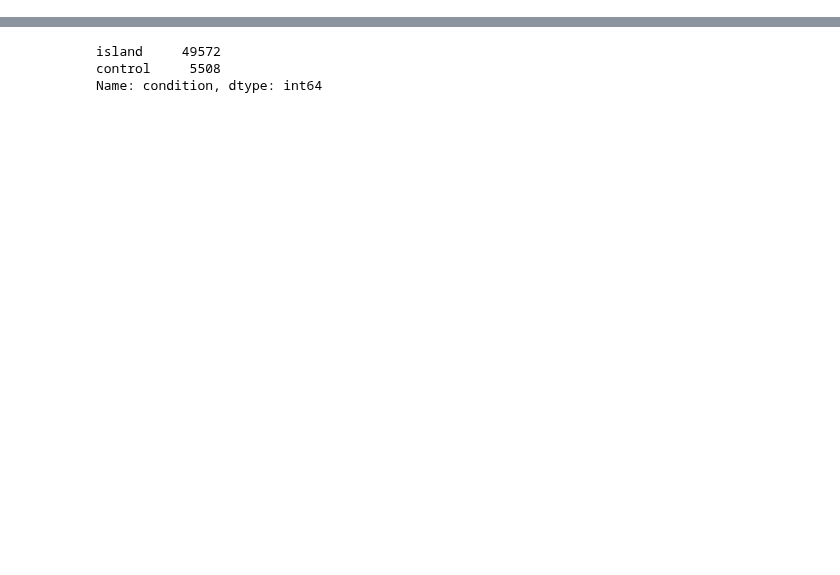
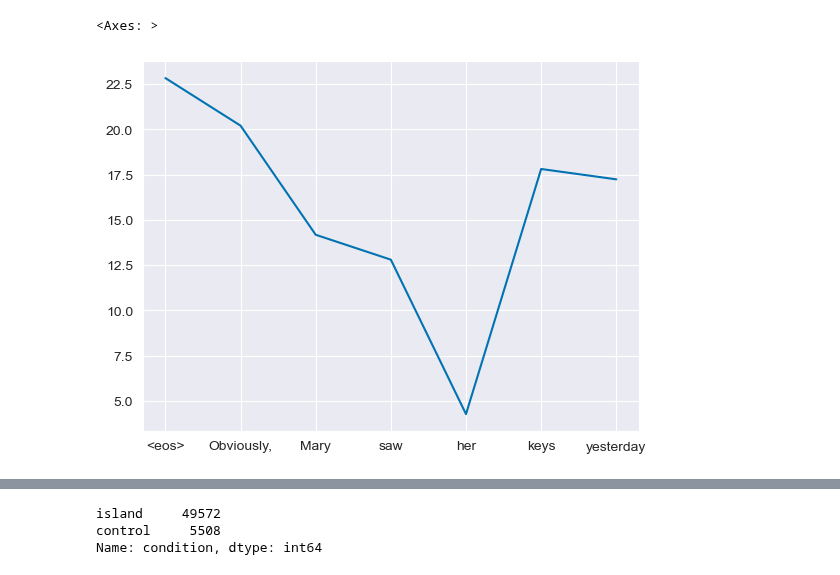
Before and after one commit to umd-psycholing/lm-syntactic-generalization, a Jupyter notebook: simple_cfg_analysis.ipynb, the cells around one changed output, grey strips where cells are left out. Saved outputs shown, nothing was run; the diff lists cells and outputs as text; code cells hidden in the pictures; blank space fills up the shorter version.

```diff
--- a/simple_cfg_analysis.ipynb
+++ b/simple_cfg_analysis.ipynb
@@ -34,0 +71,8 @@ effects[(effects['model'] == 'grnn') & (effects['construction'] == 'tough') &
+# %%
+grnn_values = grnn_surprisal("Obviously, Mary saw her keys yesterday")
+word = [result[0] for result in grnn_values]
+surprisal = [result[1] for result in grnn_values]
+sns.lineplot(x = word, y = surprisal)
+# %% [output]
+<Axes: >
+[figure, added]
```
Also changed, not shown: parts of 13 cells of this notebook, 1 other file.
